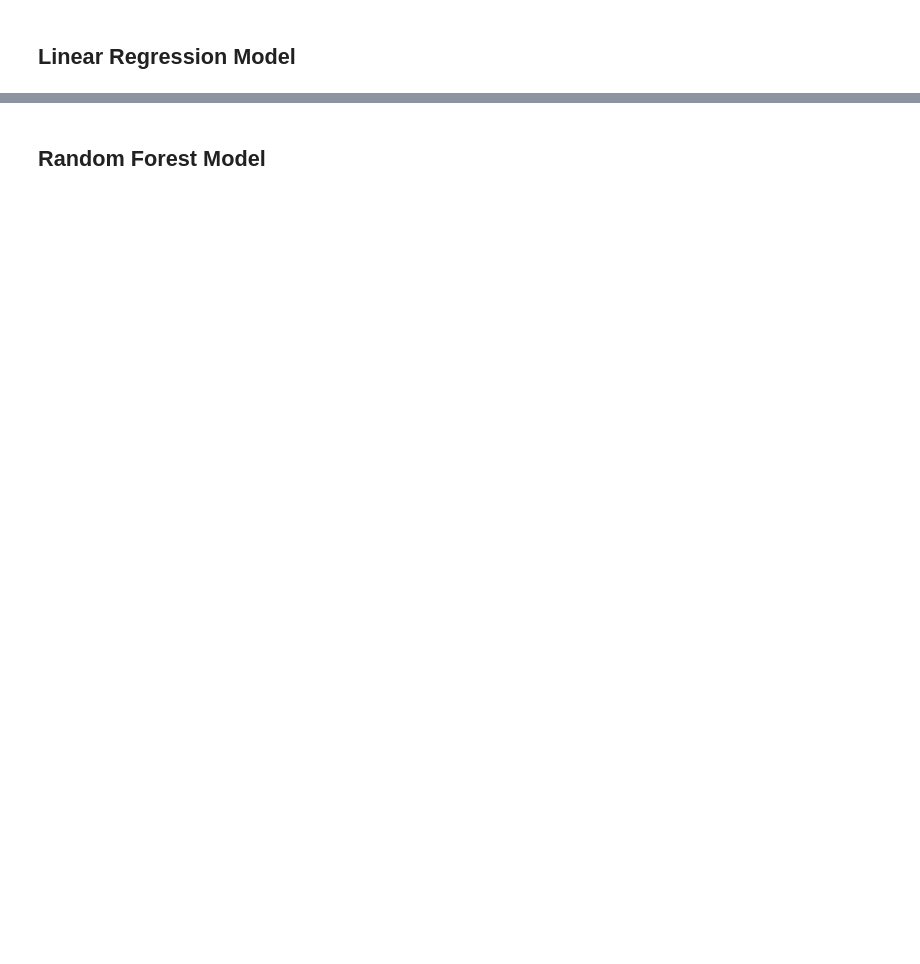
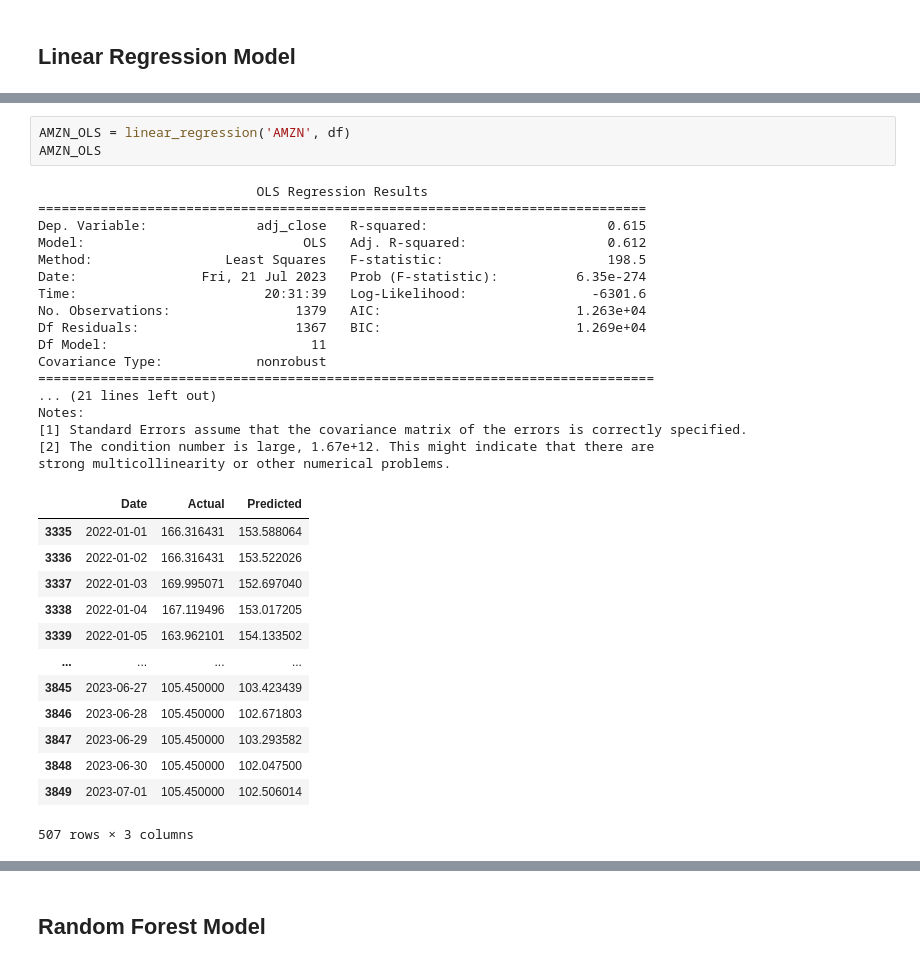
Before and after one commit to amberlee0516/ds4a-stock-price, a Jupyter notebook: EDA.ipynb, the cells around one changed output, grey strips where cells are left out. Cells and saved outputs as stored; diff of their text form; blank space fills up the shorter version.

```diff
--- a/EDA.ipynb
+++ b/EDA.ipynb
@@ -145,0 +173,34 @@ Without the prediction process, simply from the fitting summary, we can conclude
+# %%
+AMZN_OLS = linear_regression('AMZN', df)
+AMZN_OLS
+# %% [output]
+                            OLS Regression Results
+==============================================================================
+Dep. Variable:              adj_close   R-squared:                       0.615
+Model:                            OLS   Adj. R-squared:                  0.612
+Method:                 Least Squares   F-statistic:                     198.5
+Date:                Fri, 21 Jul 2023   Prob (F-statistic):          6.35e-274
+Time:                        20:31:39   Log-Likelihood:                -6301.6
+No. Observations:                1379   AIC:                         1.263e+04
+Df Residuals:                    1367   BIC:                         1.269e+04
+Df Model:                          11
+Covariance Type:            nonrobust
+===============================================================================
+... (21 lines left out)
+Notes:
+[1] Standard Errors assume that the covariance matrix of the errors is correctly specified.
+[2] The condition number is large, 1.67e+12. This might indicate that there are
+strong multicollinearity or other numerical problems.
+|  | Date | Actual | Predicted |
+| 3335 | 2022-01-01 | 166.316431 | 153.588064 |
+| 3336 | 2022-01-02 | 166.316431 | 153.522026 |
+| 3337 | 2022-01-03 | 169.995071 | 152.697040 |
+| 3338 | 2022-01-04 | 167.119496 | 153.017205 |
+| 3339 | 2022-01-05 | 163.962101 | 154.133502 |
+| ... | ... | ... | ... |
+| 3845 | 2023-06-27 | 105.450000 | 103.423439 |
+| 3846 | 2023-06-28 | 105.450000 | 102.671803 |
+| 3847 | 2023-06-29 | 105.450000 | 103.293582 |
+| 3848 | 2023-06-30 | 105.450000 | 102.047500 |
+| 3849 | 2023-07-01 | 105.450000 | 102.506014 |
+507 rows × 3 columns
```
Also changed, not shown: parts of 30 cells of this notebook.
